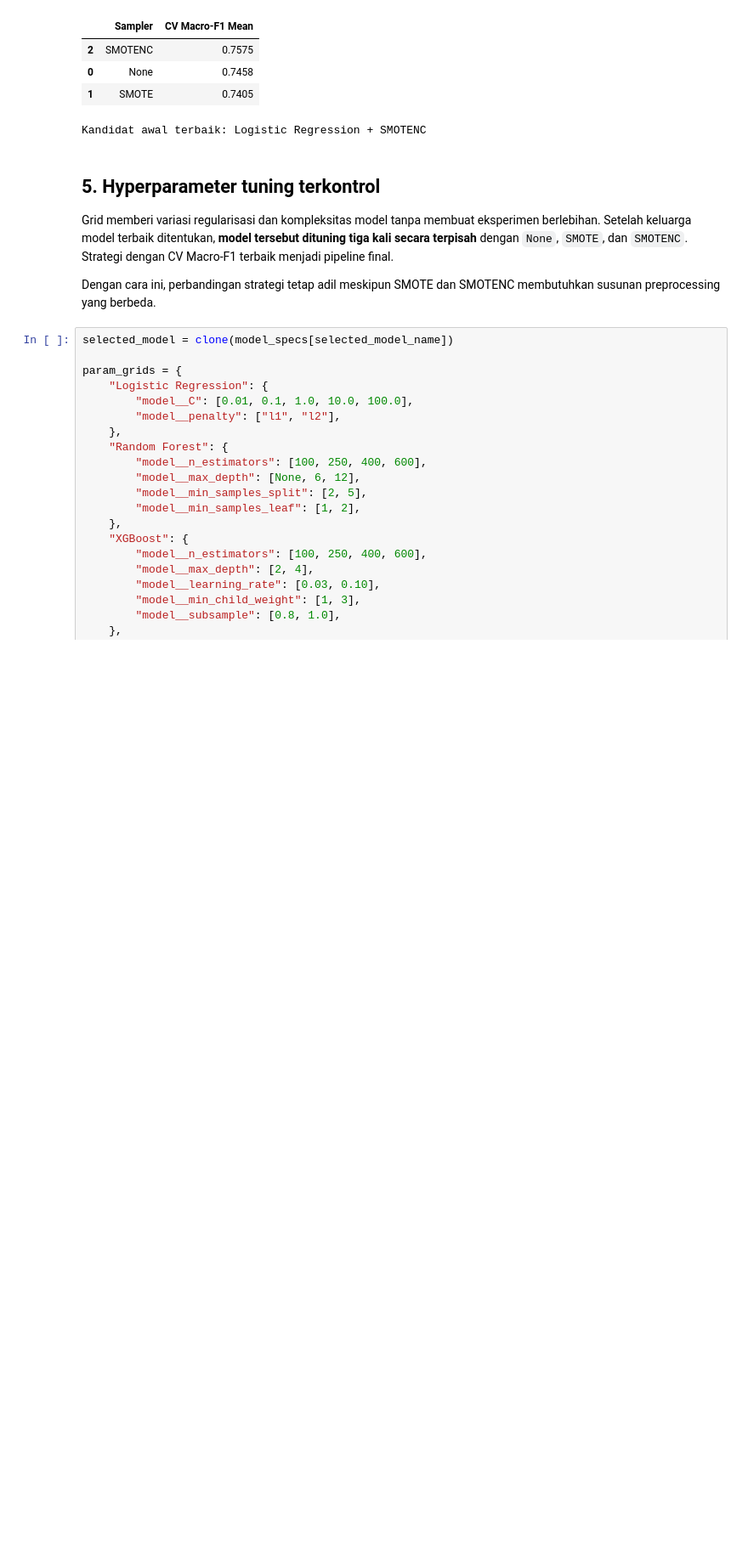
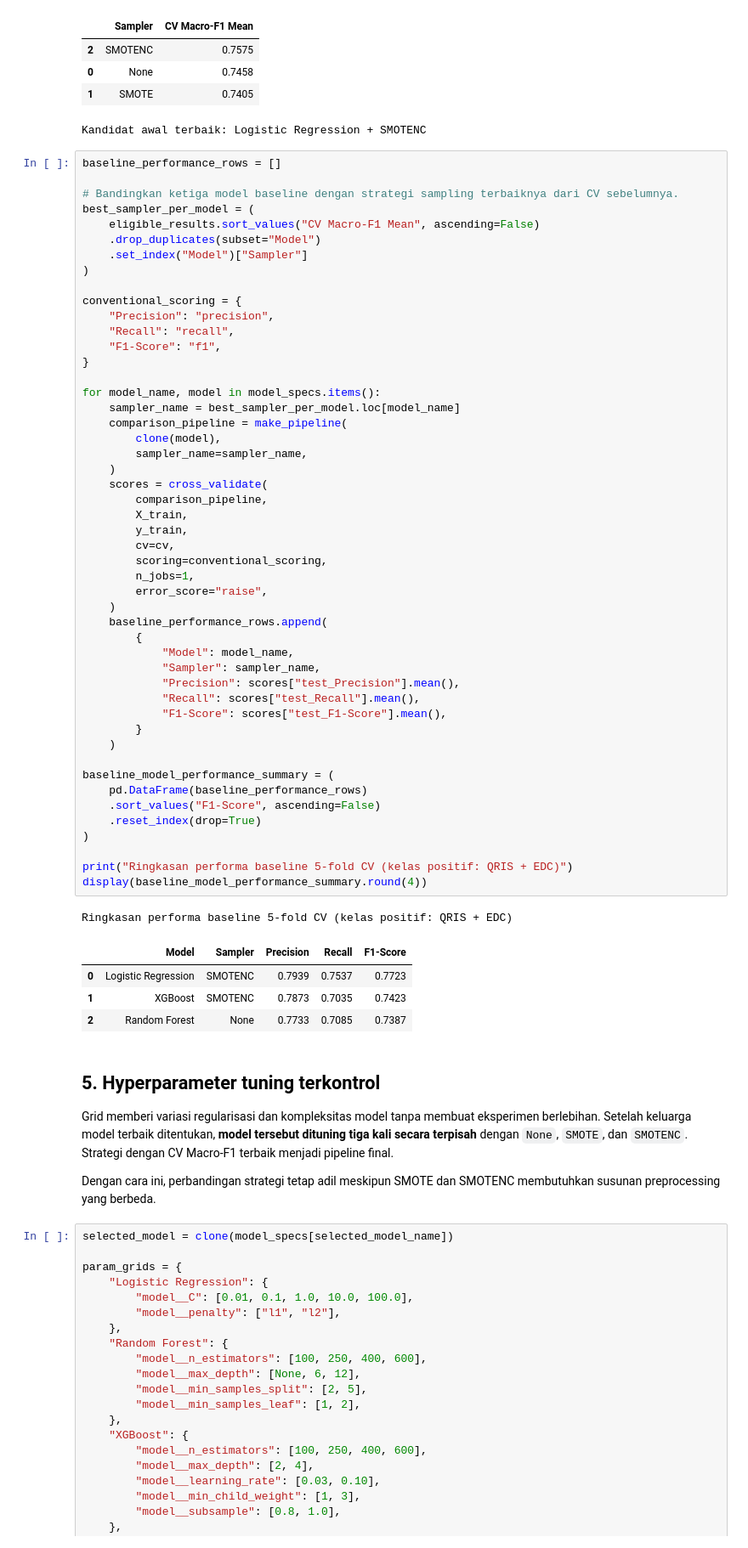
Before and after one commit to bagaskoroah/merchant-analytics-trial, a Jupyter notebook: notebooks/04_product_recommendation_v2.ipynb, the cells around one changed output. Shown at 85% size. Saved outputs shown, nothing was run; the diff lists cells and outputs as text; blank space fills up the shorter version.

```diff
--- a/notebooks/04_product_recommendation_v2.ipynb
+++ b/notebooks/04_product_recommendation_v2.ipynb
@@ -502,6 +502,61 @@ Macro-F1 terbaik untuk setiap strategi:
 | 0 | None | 0.7458 |
 | 1 | SMOTE | 0.7405 |
 Kandidat awal terbaik: Logistic Regression + SMOTENC
+# %%
+baseline_performance_rows = []
+
+# Bandingkan ketiga model baseline dengan strategi sampling terbaiknya dari CV sebelumnya.
+best_sampler_per_model = (
+    eligible_results.sort_values("CV Macro-F1 Mean", ascending=False)
+    .drop_duplicates(subset="Model")
+    .set_index("Model")["Sampler"]
+)
+
+conventional_scoring = {
+    "Precision": "precision",
+    "Recall": "recall",
+    "F1-Score": "f1",
+}
+
+for model_name, model in model_specs.items():
+    sampler_name = best_sampler_per_model.loc[model_name]
+    comparison_pipeline = make_pipeline(
+        clone(model),
+        sampler_name=sampler_name,
+    )
+    scores = cross_validate(
+        comparison_pipeline,
+        X_train,
+        y_train,
+        cv=cv,
+        scoring=conventional_scoring,
+        n_jobs=1,
+        error_score="raise",
+    )
+    baseline_performance_rows.append(
+        {
+            "Model": model_name,
+            "Sampler": sampler_name,
+            "Precision": scores["test_Precision"].mean(),
+            "Recall": scores["test_Recall"].mean(),
+            "F1-Score": scores["test_F1-Score"].mean(),
+        }
+    )
+
+baseline_model_performance_summary = (
+    pd.DataFrame(baseline_performance_rows)
+    .sort_values("F1-Score", ascending=False)
+    .reset_index(drop=True)
+)
+
+print("Ringkasan performa baseline 5-fold CV (kelas positif: QRIS + EDC)")
+display(baseline_model_performance_summary.round(4))
+# %% [output]
+Ringkasan performa baseline 5-fold CV (kelas positif: QRIS + EDC)
+|  | Model | Sampler | Precision | Recall | F1-Score |
+| 0 | Logistic Regression | SMOTENC | 0.7939 | 0.7537 | 0.7723 |
+| 1 | XGBoost | SMOTENC | 0.7873 | 0.7035 | 0.7423 |
+| 2 | Random Forest | None | 0.7733 | 0.7085 | 0.7387 |
 # %% [markdown]
 ## 5. Hyperparameter tuning terkontrol
 
```
Also changed, not shown: parts of 2 cells of this notebook, 3 other files.
